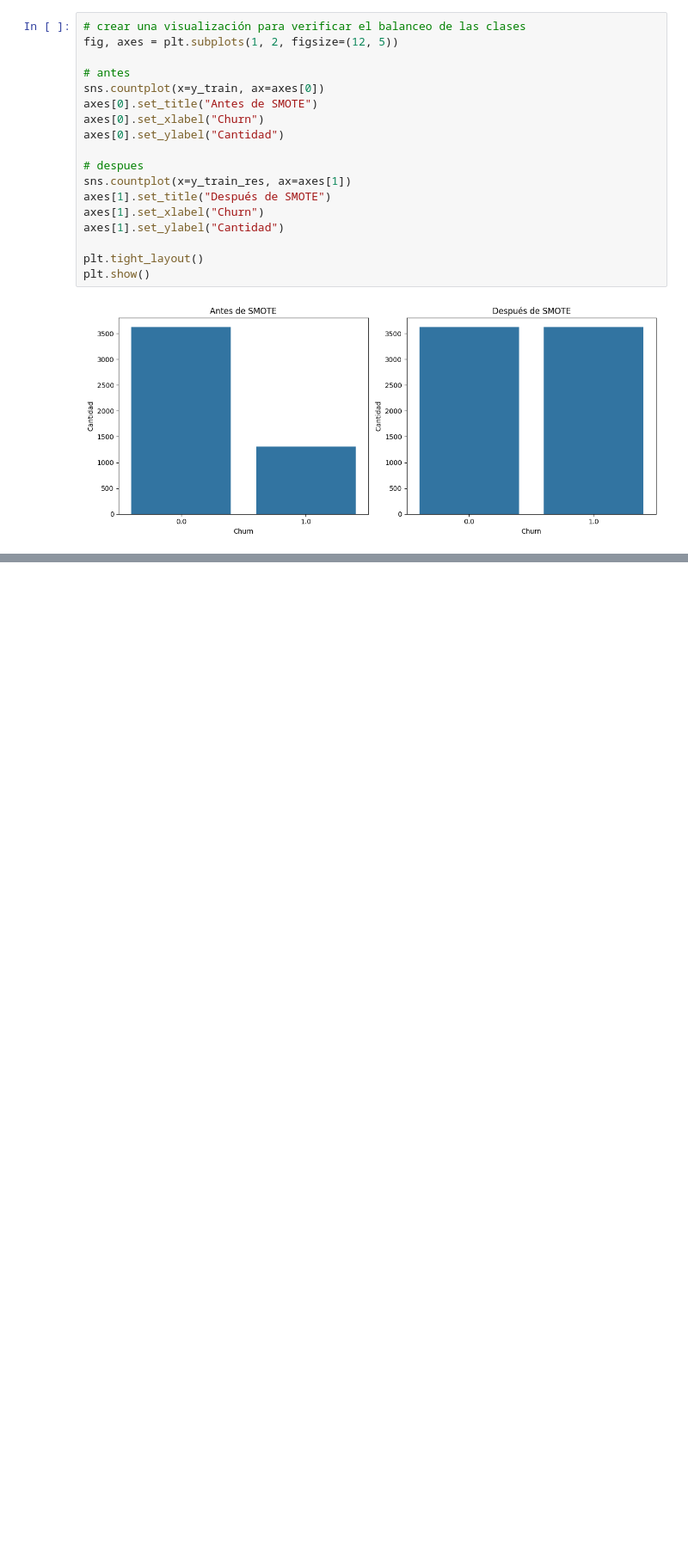
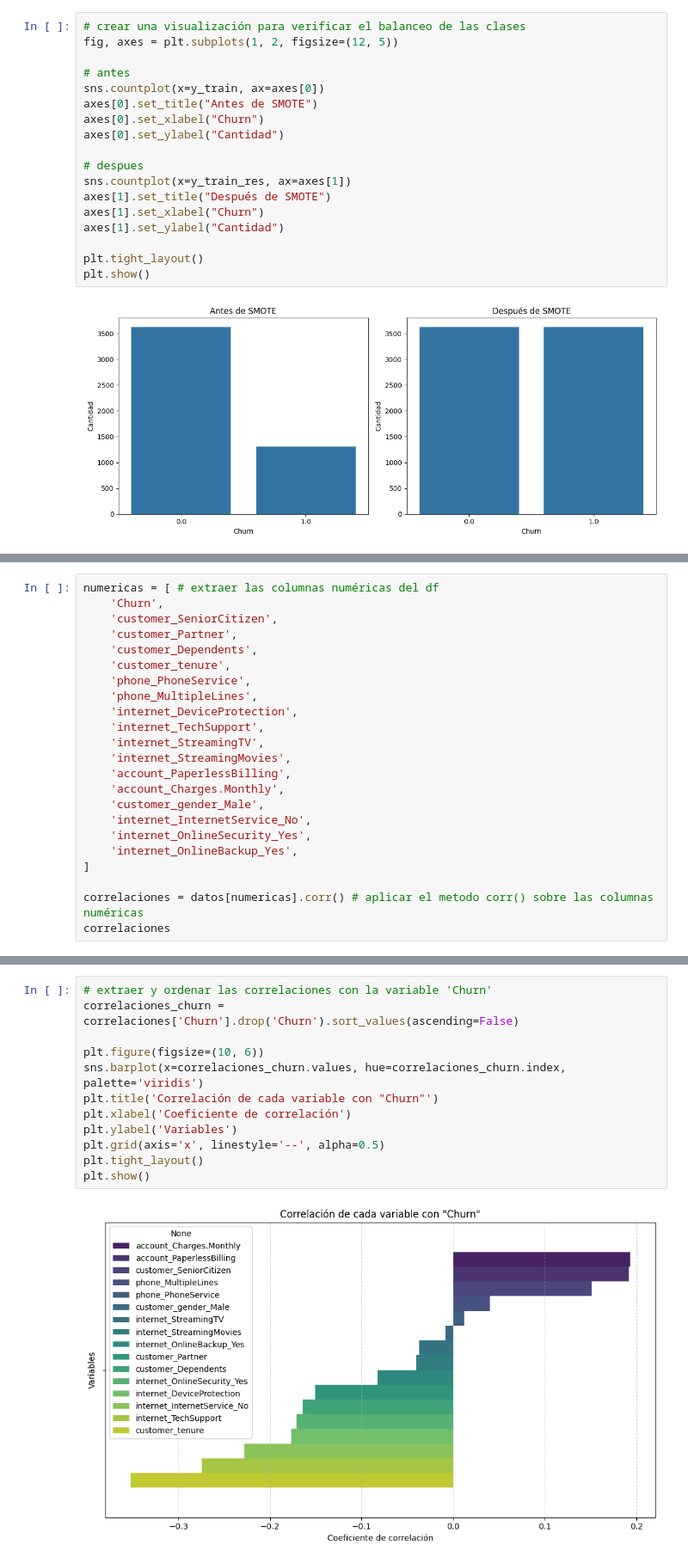
Before and after one commit to joako2004/challenge_2, a Jupyter notebook: challenge.ipynb, the cells around one changed output, grey strips where cells are left out. Shown at 86% size. Cells and saved outputs as stored; diff of their text form; blank space fills up the shorter version.

Commit message:
Análisis de correlación de las variables con Churn

```diff
--- a/challenge.ipynb
+++ b/challenge.ipynb
@@ -187,0 +211,23 @@ plt.show()
+# %%
+numericas = [ # extraer las columnas numéricas del df
+    'Churn',
+    'customer_SeniorCitizen',
+    'customer_Partner',
+    'customer_Dependents',
+    'customer_tenure',
+    'phone_PhoneService',
+    'phone_MultipleLines',
+    'internet_DeviceProtection',
+    'internet_TechSupport',
+    'internet_StreamingTV',
+    'internet_StreamingMovies',
+    'account_PaperlessBilling',
+    'account_Charges.Monthly',
+    'customer_gender_Male',
+    'internet_InternetService_No',
+    'internet_OnlineSecurity_Yes',
+    'internet_OnlineBackup_Yes',
+]
+
+correlaciones = datos[numericas].corr() # aplicar el metodo corr() sobre las columnas numéricas
+correlaciones
@@ -187,0 +274,14 @@ plt.show()
+# %%
+# extraer y ordenar las correlaciones con la variable 'Churn'
+correlaciones_churn = correlaciones['Churn'].drop('Churn').sort_values(ascending=False)
+
+plt.figure(figsize=(10, 6))
+sns.barplot(x=correlaciones_churn.values, hue=correlaciones_churn.index, palette='viridis')
+plt.title('Correlación de cada variable con "Churn"')
+plt.xlabel('Coeficiente de correlación')
+plt.ylabel('Variables')
+plt.grid(axis='x', linestyle='--', alpha=0.5)
+plt.tight_layout()
+plt.show()
+# %% [output]
+[figure, added]
```
Also changed, not shown: parts of 4 cells of this notebook.
